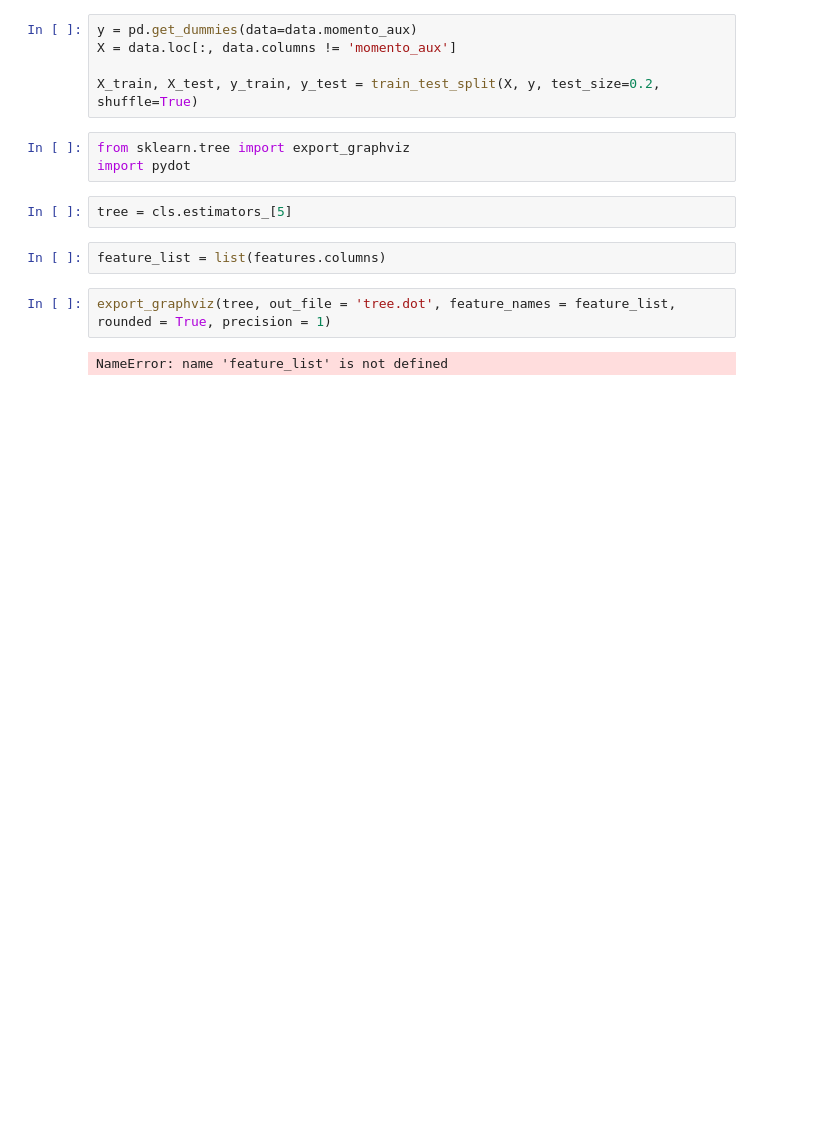
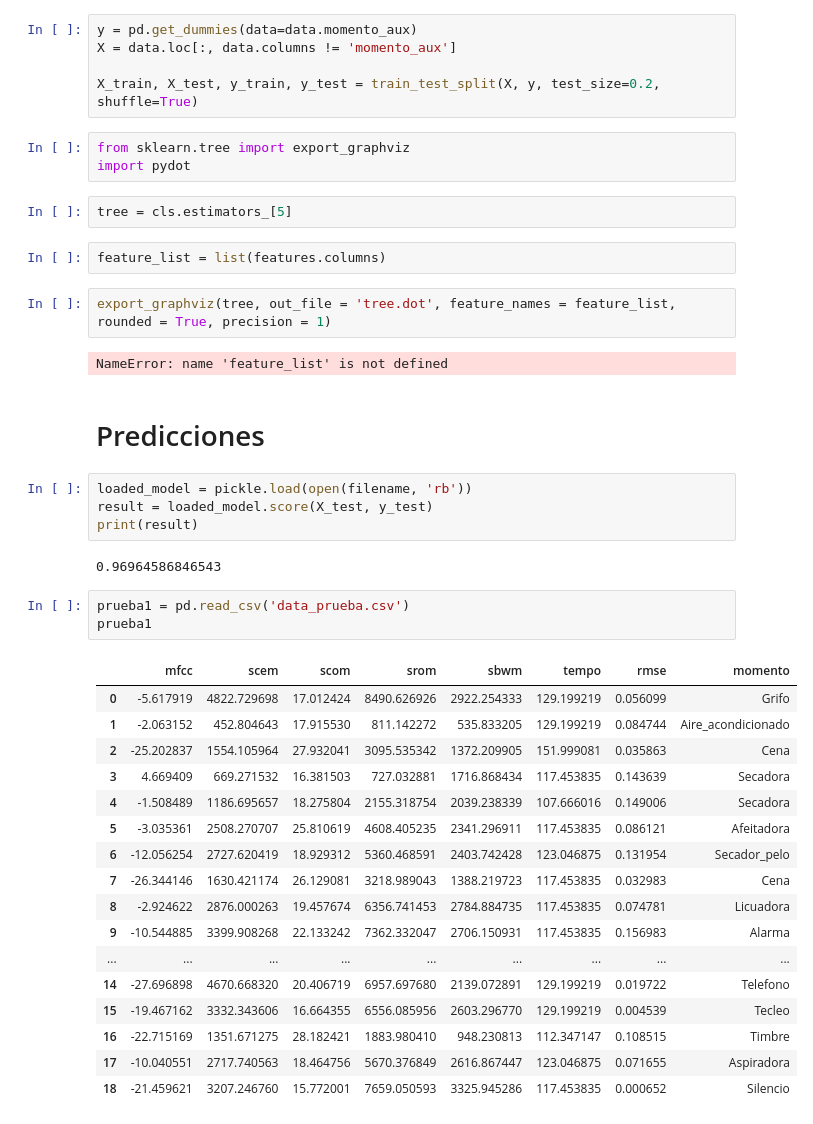
Before and after one commit to alejandroperela/datamad0119, a Jupyter notebook: final-project/RandomForest.ipynb, the cells around one changed output. Drawn from its saved outputs; the diff is of its cells as text; blank space fills up the shorter version.

Commit message:
automatizando predicciones

```diff
--- a/final-project/RandomForest.ipynb
+++ b/final-project/RandomForest.ipynb
@@ -429,3 +423,32 @@ feature_list = list(features.columns)
 export_graphviz(tree, out_file = 'tree.dot', feature_names = feature_list, rounded = True, precision = 1)
 # %% [output]
 NameError: name 'feature_list' is not defined
+# %% [markdown]
+# Predicciones
+# %%
+loaded_model = pickle.load(open(filename, 'rb'))
+result = loaded_model.score(X_test, y_test)
+print(result)
+# %% [output]
+0.96964586846543
+# %%
+prueba1 = pd.read_csv('data_prueba.csv')
+prueba1
+# %% [output]
+|  | mfcc | scem | scom | srom | sbwm | tempo | rmse | momento |
+| 0 | -5.617919 | 4822.729698 | 17.012424 | 8490.626926 | 2922.254333 | 129.199219 | 0.056099 | Grifo |
+| 1 | -2.063152 | 452.804643 | 17.915530 | 811.142272 | 535.833205 | 129.199219 | 0.084744 | Aire_acondicionado |
+| 2 | -25.202837 | 1554.105964 | 27.932041 | 3095.535342 | 1372.209905 | 151.999081 | 0.035863 | Cena |
+| 3 | 4.669409 | 669.271532 | 16.381503 | 727.032881 | 1716.868434 | 117.453835 | 0.143639 | Secadora |
+| 4 | -1.508489 | 1186.695657 | 18.275804 | 2155.318754 | 2039.238339 | 107.666016 | 0.149006 | Secadora |
+| 5 | -3.035361 | 2508.270707 | 25.810619 | 4608.405235 | 2341.296911 | 117.453835 | 0.086121 | Afeitadora |
+| 6 | -12.056254 | 2727.620419 | 18.929312 | 5360.468591 | 2403.742428 | 123.046875 | 0.131954 | Secador_pelo |
+| 7 | -26.344146 | 1630.421174 | 26.129081 | 3218.989043 | 1388.219723 | 117.453835 | 0.032983 | Cena |
+| 8 | -2.924622 | 2876.000263 | 19.457674 | 6356.741453 | 2784.884735 | 117.453835 | 0.074781 | Licuadora |
+| 9 | -10.544885 | 3399.908268 | 22.133242 | 7362.332047 | 2706.150931 | 117.453835 | 0.156983 | Alarma |
+| ... | ... | ... | ... | ... | ... | ... | ... | ... |
+| 14 | -27.696898 | 4670.668320 | 20.406719 | 6957.697680 | 2139.072891 | 129.199219 | 0.019722 | Telefono |
+| 15 | -19.467162 | 3332.343606 | 16.664355 | 6556.085956 | 2603.296770 | 129.199219 | 0.004539 | Tecleo |
+| 16 | -22.715169 | 1351.671275 | 28.182421 | 1883.980410 | 948.230813 | 112.347147 | 0.108515 | Timbre |
+| 17 | -10.040551 | 2717.740563 | 18.464756 | 5670.376849 | 2616.867447 | 123.046875 | 0.071655 | Aspiradora |
+| 18 | -21.459621 | 3207.246760 | 15.772001 | 7659.050593 | 3325.945286 | 117.453835 | 0.000652 | Silencio |
```
Also changed, not shown: parts of 14 cells of this notebook, 24 other files.
